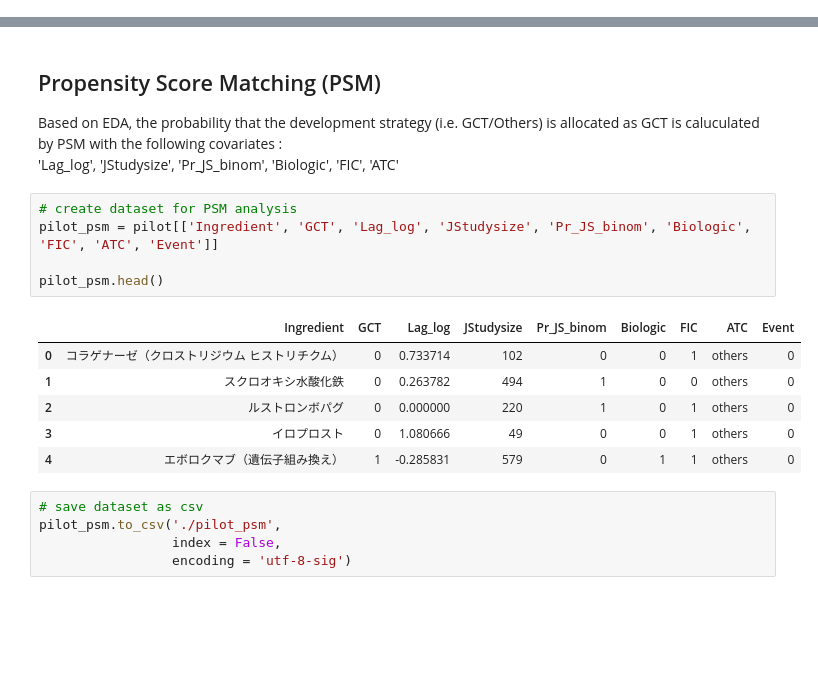
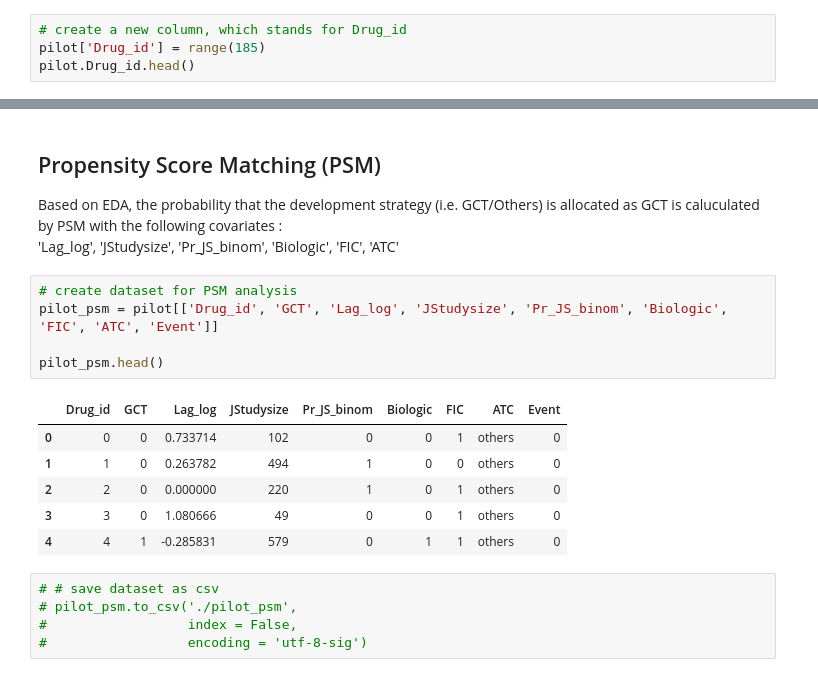
Before and after one commit to Chocolat0517K/Pharmaceutical_Data_Analysis, a Jupyter notebook: pilot_study.ipynb, the cells around one changed output, grey strips where cells are left out. Saved outputs shown, nothing was run; the diff lists cells and outputs as text; blank space fills up the shorter version.

```diff
--- a/pilot_study.ipynb
+++ b/pilot_study.ipynb
@@ -43,3 +43,7 @@ ATC                   0
 Event                 0
 TimetoEvent           0
 dtype: int64
+# %%
+# create a new column, which stands for Drug_id
+pilot['Drug_id'] = range(185)
+pilot.Drug_id.head()
@@ -371,18 +382,18 @@ Based on EDA, the probability that the development strategy (i.e. GCT/Others) is
 'Lag_log', 'JStudysize', 'Pr_JS_binom', 'Biologic', 'FIC', 'ATC'
 # %%
 # create dataset for PSM analysis
-pilot_psm = pilot[['Ingredient', 'GCT', 'Lag_log', 'JStudysize', 'Pr_JS_binom', 'Biologic', 'FIC', 'ATC', 'Event']]
+pilot_psm = pilot[['Drug_id', 'GCT', 'Lag_log', 'JStudysize', 'Pr_JS_binom', 'Biologic', 'FIC', 'ATC', 'Event']]
 
 pilot_psm.head()
 # %% [output]
-|  | Ingredient | GCT | Lag_log | JStudysize | Pr_JS_binom | Biologic | FIC | ATC | Event |
-| 0 | コラゲナーゼ（クロストリジウム ヒストリチクム） | 0 | 0.733714 | 102 | 0 | 0 | 1 | others | 0 |
-| 1 | スクロオキシ水酸化鉄 | 0 | 0.263782 | 494 | 1 | 0 | 0 | others | 0 |
-| 2 | ルストロンボパグ | 0 | 0.000000 | 220 | 1 | 0 | 1 | others | 0 |
-| 3 | イロプロスト | 0 | 1.080666 | 49 | 0 | 0 | 1 | others | 0 |
-| 4 | エボロクマブ（遺伝子組み換え） | 1 | -0.285831 | 579 | 0 | 1 | 1 | others | 0 |
+|  | Drug_id | GCT | Lag_log | JStudysize | Pr_JS_binom | Biologic | FIC | ATC | Event |
+| 0 | 0 | 0 | 0.733714 | 102 | 0 | 0 | 1 | others | 0 |
+| 1 | 1 | 0 | 0.263782 | 494 | 1 | 0 | 0 | others | 0 |
+| 2 | 2 | 0 | 0.000000 | 220 | 1 | 0 | 1 | others | 0 |
+| 3 | 3 | 0 | 1.080666 | 49 | 0 | 0 | 1 | others | 0 |
+| 4 | 4 | 1 | -0.285831 | 579 | 0 | 1 | 1 | others | 0 |
 # %%
-# save dataset as csv
-pilot_psm.to_csv('./pilot_psm',
-                 index = False,
-                 encoding = 'utf-8-sig')
+# # save dataset as csv
+# pilot_psm.to_csv('./pilot_psm',
+#                  index = False,
+#                  encoding = 'utf-8-sig')
```
Also changed, not shown: parts of 1 cell of this notebook.
